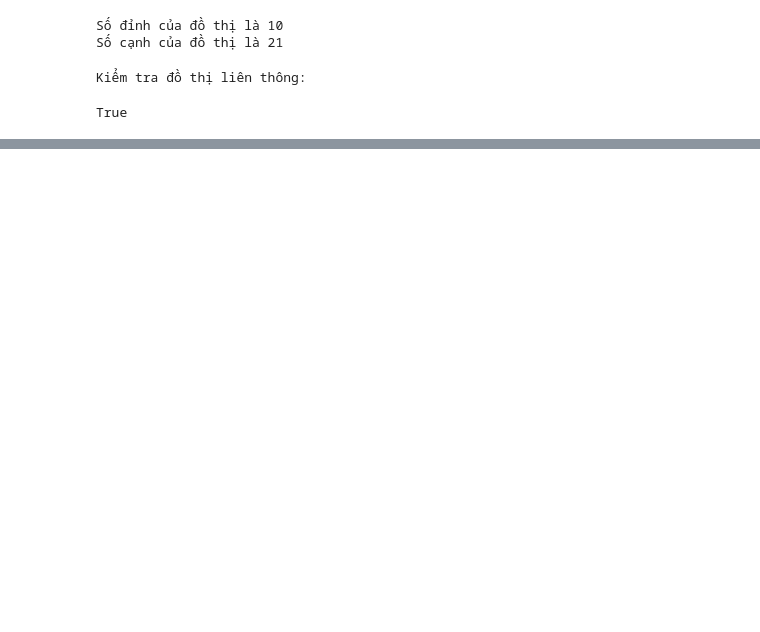
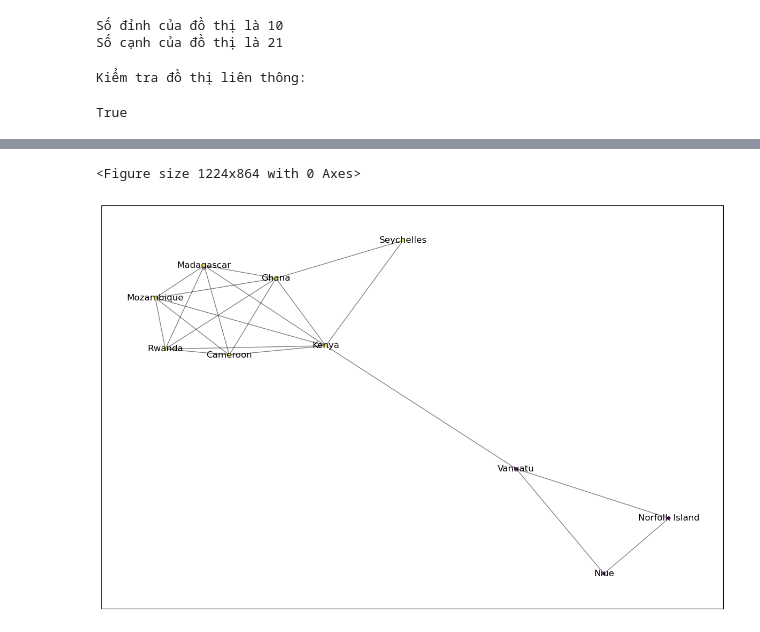
Before and after one commit to llgx10/Social-Network, a Jupyter notebook: Mini Project/miniProject.ipynb, the cells around one changed output, grey strips where cells are left out. Saved outputs shown, nothing was run; the diff lists cells and outputs as text; code cells hidden in the pictures; blank space fills up the shorter version.

```diff
--- a/Mini Project/miniProject.ipynb
+++ b/Mini Project/miniProject.ipynb
@@ -334,0 +337,21 @@ No handles with labels found to put in legend.
+# %%
+plt.figure(figsize=(17,12))
+
+#compute the best partition
+partition = community_louvain.best_partition(G)
+
+#draw the graph
+pos = nx.spring_layout(G)
+
+#color the nodes according to their partition
+fig = plt.figure(figsize = (15,10), dpi=100)
+
+cmap = cm.get_cmap('viridis', max(partition.values())+1)
+nx.draw_networkx_nodes(G, pos, partition.keys(), node_size=10,cmap=cmap, node_color=list(partition.values()))
+nx.draw_networkx_edges(G, pos, alpha=0.5)
+nx.draw_networkx_labels(G, pos)
+
+plt.show()
+# %% [output]
+<Figure size 1224x864 with 0 Axes>
+[figure, added]
```
Also changed, not shown: parts of 13 cells of this notebook, 6 other files.
